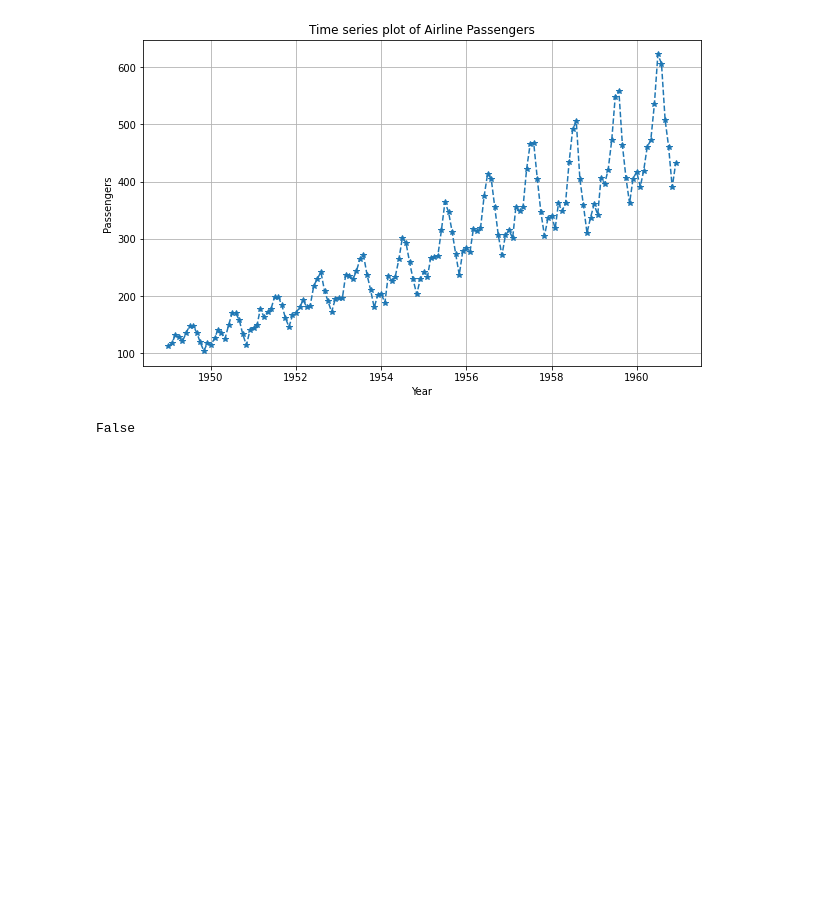
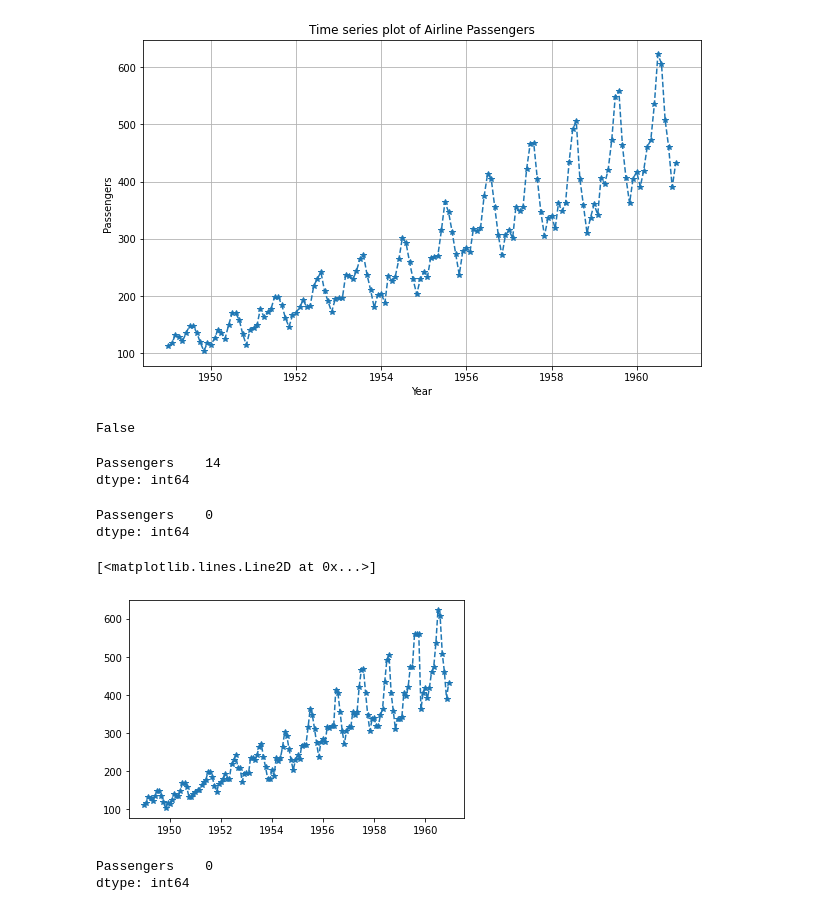
Before and after one commit to victoruwazurike1/Hamoye_Internship_Notebooks, a Jupyter notebook: hamoye_wrangling_time_series.ipynb, the cells around one changed output. Drawn from its saved outputs; the diff is of its cells as text; code cells hidden in the pictures; blank space fills up the shorter version.

```diff
--- a/hamoye_wrangling_time_series.ipynb
+++ b/hamoye_wrangling_time_series.ipynb
@@ -37,3 +37,33 @@ plt.show()
 df.isnull().values.any()
 # %% [output]
 False
+# %%
+# There are no missing values in our dta but to show how to handle missing values
+# we will create another dataframe with missing values
+df_copy = df.copy()
+rows = df_copy.sample(frac=0.1, random_state=0)
+rows['Passengers'] = np.nan
+df_copy.loc[rows.index, 'Passengers'] = rows['Passengers']
+df_copy.isnull().sum()
+# This will create 14 missing values in the new dataframe
+# %% [output]
+Passengers    14
+dtype: int64
+# %%
+# Let us try filling missing data by imputation - Forward fill
+df_copy_ffill = df_copy.fillna(method = 'ffill')
+df_copy_ffill.isnull().sum()
+# %% [output]
+Passengers    0
+dtype: int64
+# %%
+plt.plot(df.index, df_copy_ffill.Passengers, '--', marker = '*')
+# %% [output]
+[<matplotlib.lines.Line2D at 0x...>]
+[figure, added]
+# %%
+df_copy_bfill = df_copy.fillna(method='bfill')
+df_copy_bfill.isnull().sum()
+# %% [output]
+Passengers    0
+dtype: int64
```
Also changed, not shown: parts of 17 cells of this notebook.
